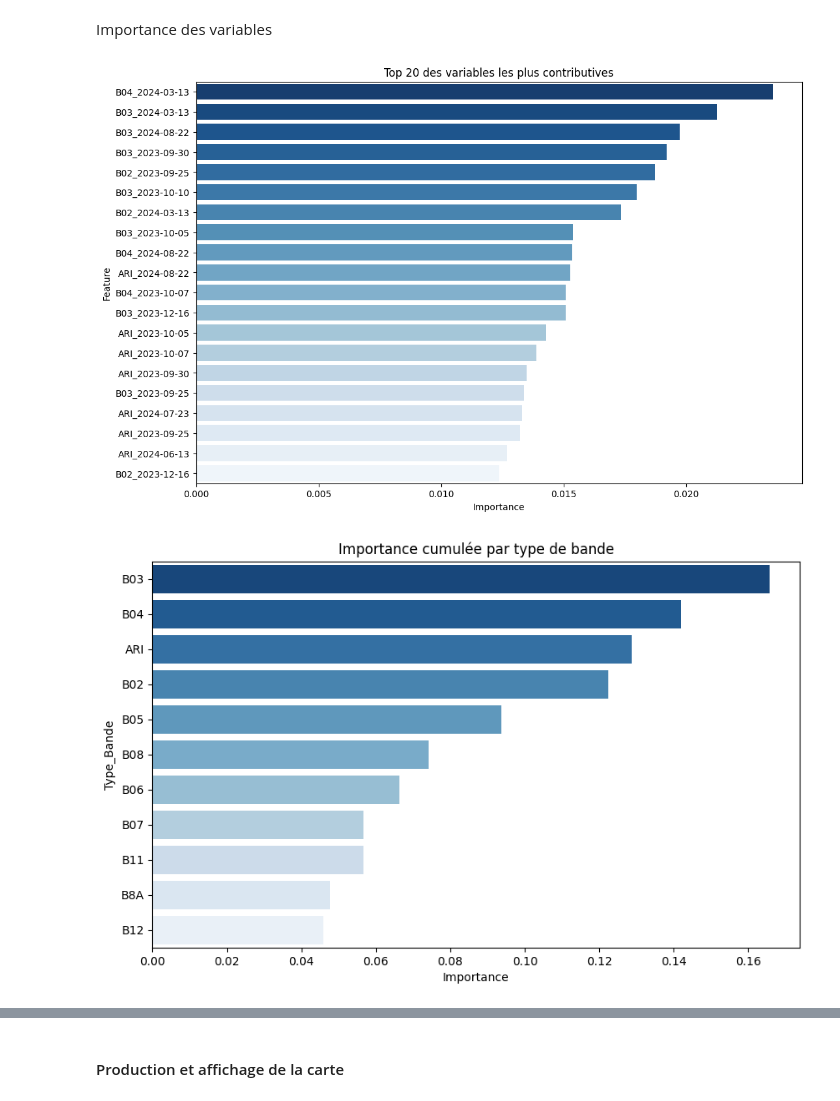
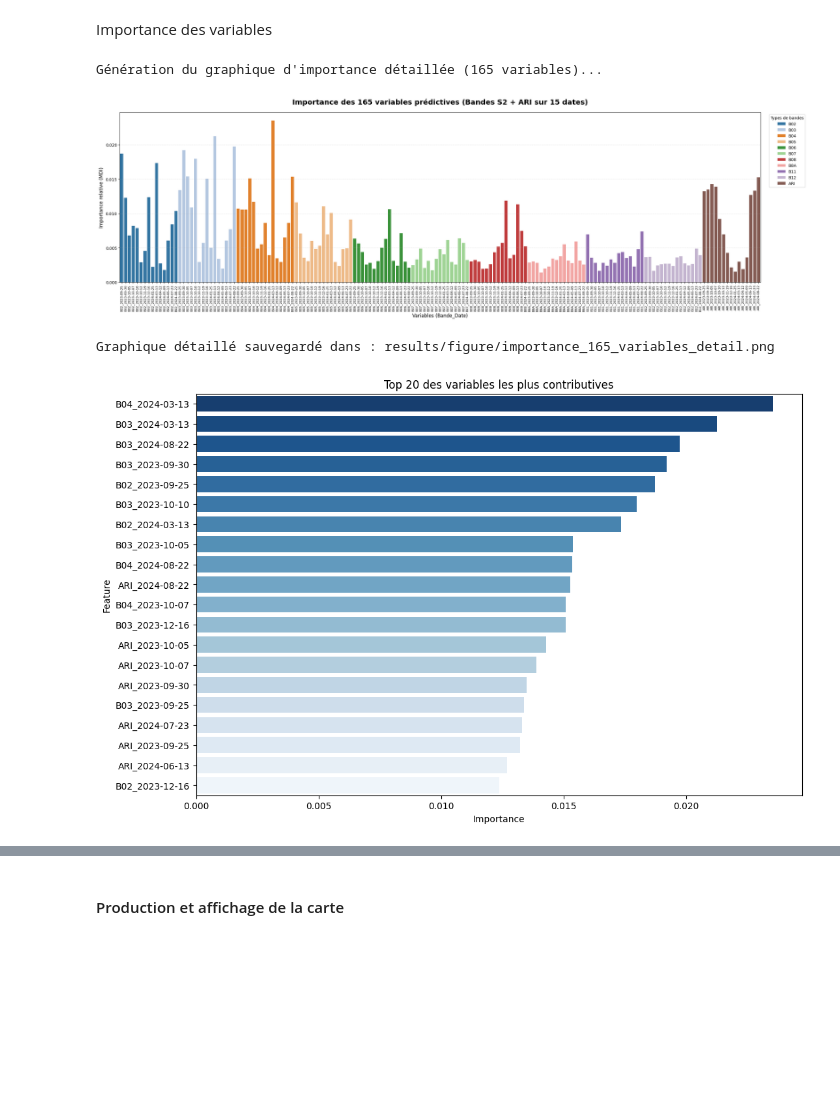
Before and after one commit to Shona2402/projet_telea_TUIL_SHONA, a Jupyter notebook: projet_telea_TUIL_SHONA.ipynb, the cells around one changed output, grey strips where cells are left out. Saved outputs shown, nothing was run; the diff lists cells and outputs as text; code cells hidden in the pictures; blank space fills up the shorter version.

```diff
--- a/projet_telea_TUIL_SHONA.ipynb
+++ b/projet_telea_TUIL_SHONA.ipynb
@@ -251,24 +313,77 @@ weighted avg       0.85      0.84      0.84       950
 # %% [markdown]
 Importance des variables
 # %%
+
+print("Génération du graphique d'importance détaillée (165 variables)...")
+
+# 1. Création du DataFrame d'importance
+df_detail = pd.DataFrame({
+    'Variable': feature_names_full,
+    'Importance': best_rf.feature_importances_
+})
+
+# On ajoute le type de bande pour la coloration
+df_detail['Type_Bande'] = df_detail['Variable'].apply(lambda x: x.split('_')[0])
+
+# 2. Configuration du graphique (très large pour que ce soit lisible)
+plt.figure(figsize=(25, 8), facecolor='white')
+
+# On trace toutes les barres. 'hue' permet de colorer par type de bande automatiquement
+sns.barplot(x='Variable', y='Importance', data=df_detail,
+            hue='Type_Bande', palette='tab20', dodge=False)
+
+# 3. Cosmétique et lisibilité
+plt.title(f"Importance des 165 variables prédictives (Bandes S2 + ARI sur 15 dates)",
+          fontsize=18, fontweight='bold', pad=20)
+plt.ylabel("Importance relative (MDI)", fontsize=12)
+plt.xlabel("Variables (Bande_Date)", fontsize=12)
+
+# Rotation des étiquettes à 90 degrés pour qu'elles ne se chevauchent pas
+plt.xticks(rotation=90, fontsize=8)
+
+# Légende à l'extérieur pour ne pas cacher les barres
+plt.legend(title="Types de bandes", bbox_to_anchor=(1.01, 1), loc='upper left')
+
+plt.grid(axis='y', linestyle='--', alpha=0.3)
+plt.tight_layout()
+
+# Sauvegarde en haute définition
+plt.savefig(os.path.join(FIG_DIR, "importance_165_variables_detail.png"), dpi=300, bbox_inches='tight')
+plt.show()
+
+print("Graphique détaillé sauvegardé dans : results/figure/importance_165_variables_detail.png")
+
+
+
 # Top 20 variables
+
 df_all_imp = pd.DataFrame({'Feature': feature_names_full, 'Importance': best_rf.feature_importances_})
+
 df_top20 = df_all_imp.sort_values(by='Importance', ascending=False).head(20)
 
+
+
 plt.figure(figsize=(12, 8))
+
 sns.barplot(x='Importance', y='Feature', data=df_top20, palette='Blues_r', hue='Feature', legend=False)
+
 plt.title("Top 20 des variables les plus contributives")
+
 plt.savefig(os.path.join(FIG_DIR, "importance_top20_final.png"))
+
 plt.show()
+
 
 # Synthèse par bande
 df_all_imp['Type_Bande'] = df_all_imp['Feature'].apply(lambda x: x.split('_')[0])
 df_synth = df_all_imp.groupby('Type_Bande')['Importance'].sum().reset_index().sort_values('Importance', ascending=False)
 plt.figure(figsize=(10, 6))
 sns.barplot(x='Importance', y='Type_Bande', data=df_synth, palette='Blues_r', hue='Type_Bande', legend=False)
 plt.title("Importance cumulée par type de bande")
 plt.savefig(os.path.join(FIG_DIR, "importance_synthetique_bandes.png"))
 plt.show()
 # %% [output]
+Génération du graphique d'importance détaillée (165 variables)...
-[figure, old version]
+[figure, new version]
+Graphique détaillé sauvegardé dans : results/figure/importance_165_variables_detail.png
-[figure, old version]
+[figure, new version]
```
Also changed, not shown: parts of 8 cells of this notebook.
